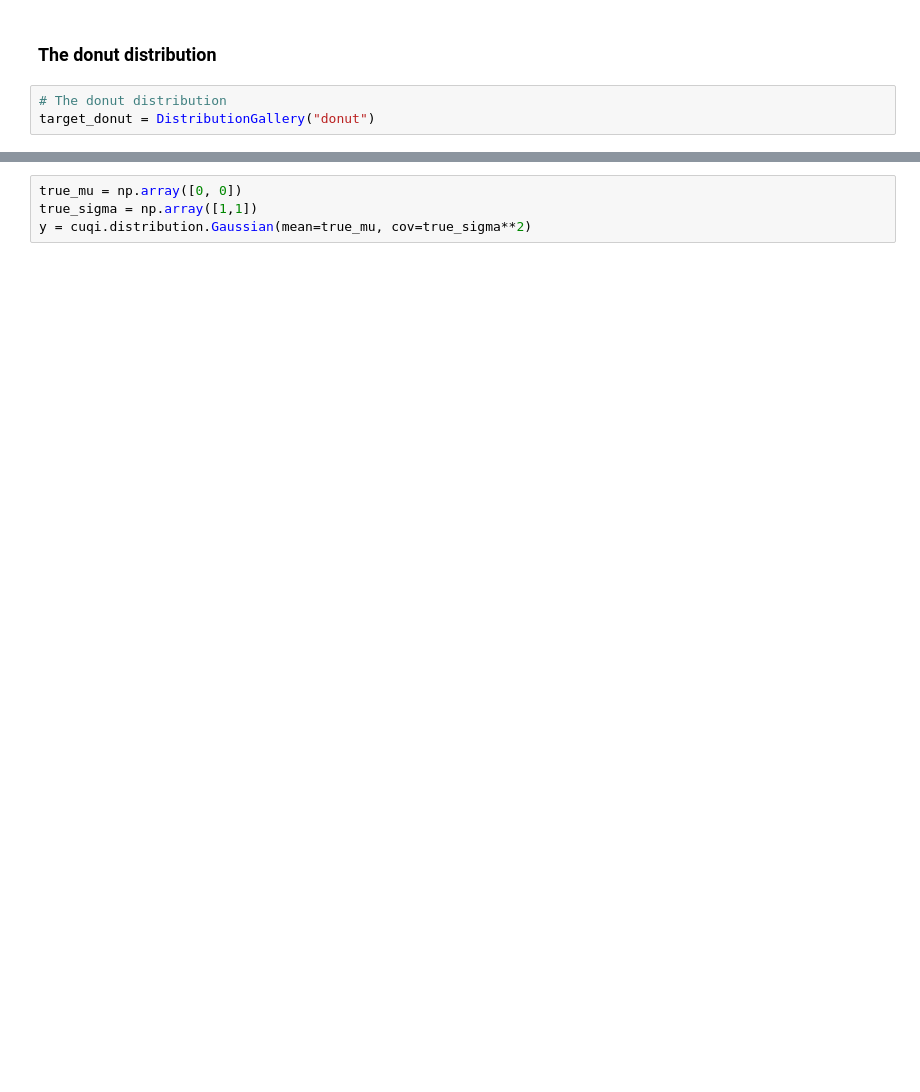
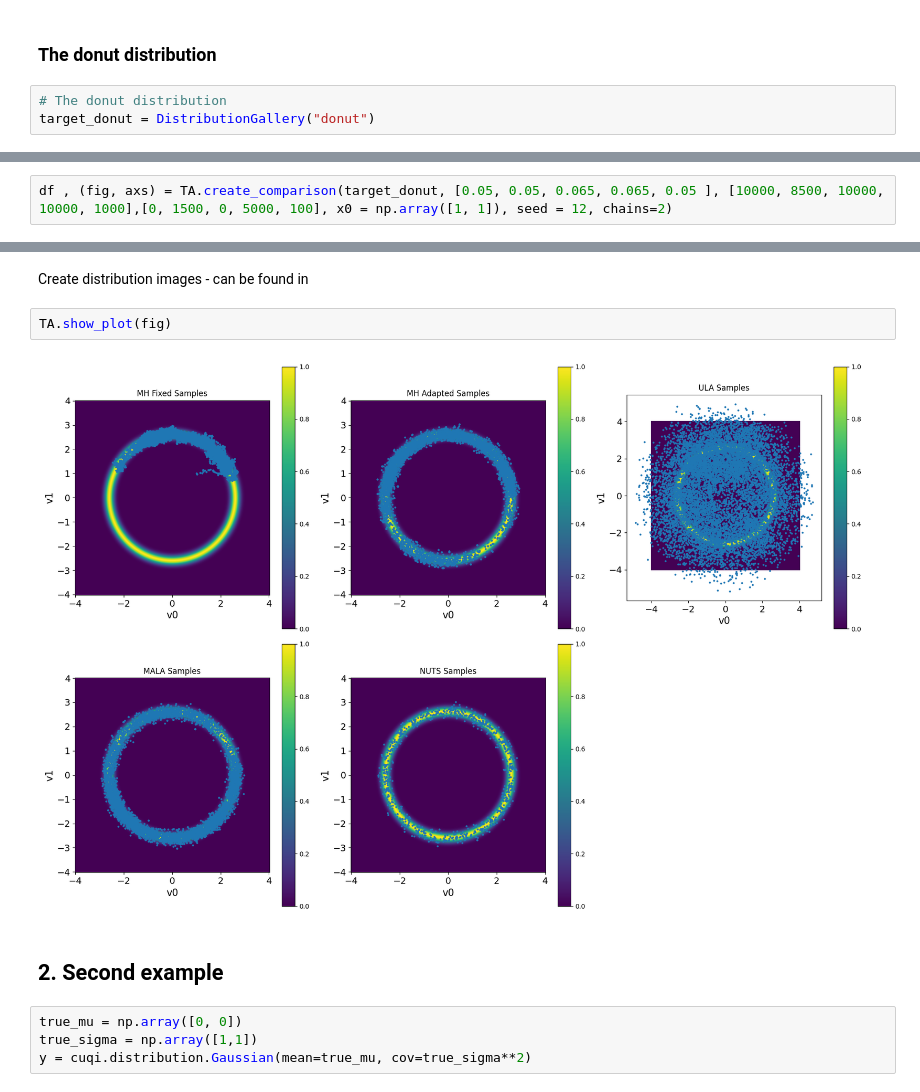
Before and after one commit to CUQI-DTU/CUQIpy-Benchmarks, a Jupyter notebook: product/table-donut.ipynb, the cells around one changed output, grey strips where cells are left out. Cells and saved outputs as stored; diff of their text form; blank space fills up the shorter version.

Commit message:
rough draft of donut notebook and fixed errors

```diff
--- a/product/table-donut.ipynb
+++ b/product/table-donut.ipynb
@@ -30,0 +38,2 @@ target_donut = DistributionGallery("donut")
+# %%
+df , (fig, axs) = TA.create_comparison(target_donut, [0.05, 0.05, 0.065, 0.065, 0.05 ], [10000, 8500, 10000, 10000, 1000],[0, 1500, 0, 5000, 100], x0 = np.array([1, 1]), seed = 12, chains=2)
@@ -31,3 +66,11 @@ target_donut = DistributionGallery("donut")
+# %% [markdown]
+Create distribution images - can be found in
+# %%
+TA.show_plot(fig)
+# %% [output]
+[figure, added]
+# %% [markdown]
+## 2. Second example
 # %%
 true_mu = np.array([0, 0])
 true_sigma = np.array([1,1])
```
Also changed, not shown: parts of 12 cells of this notebook, 5 other files.
